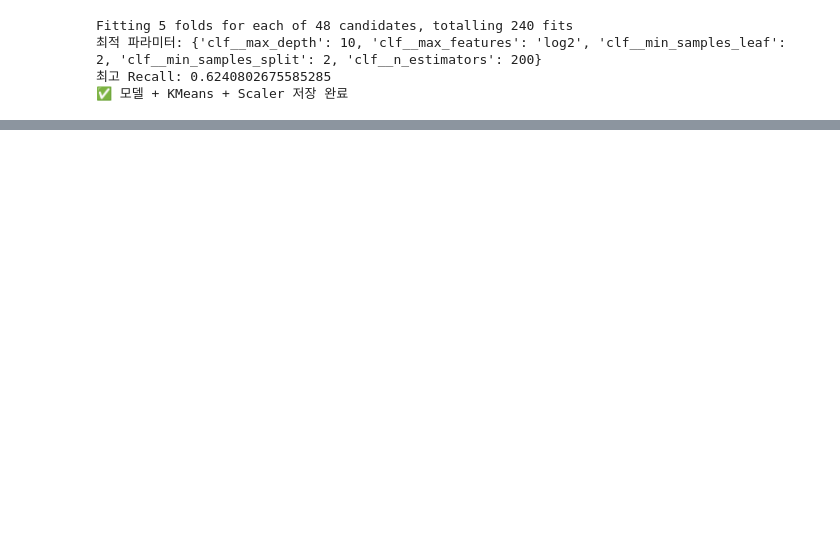
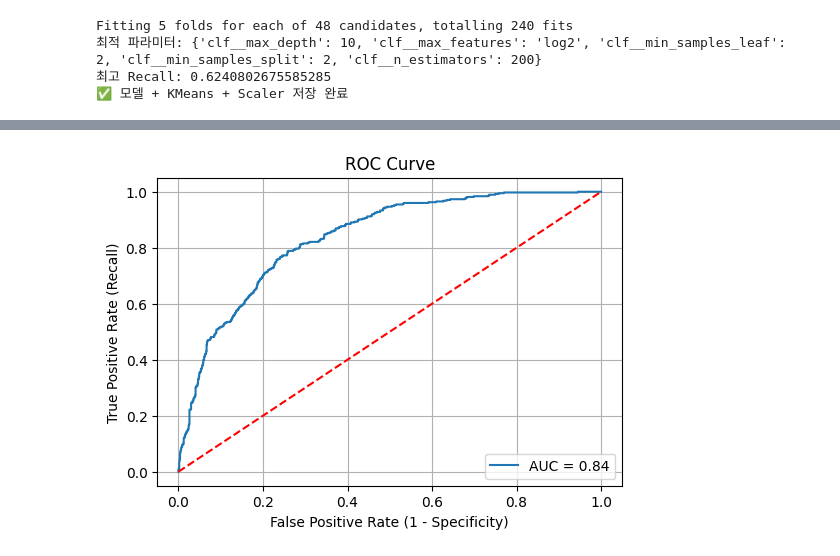
Before and after one commit to gracelee087/Retain_Flow_Automation-, a Jupyter notebook: notebook/pipeline_2808_StratifiedKFold_GridSearchCV.ipynb, the cells around one changed output, grey strips where cells are left out. Saved outputs shown, nothing was run; the diff lists cells and outputs as text; code cells hidden in the pictures; blank space fills up the shorter version.

Commit message:
eda + churn model + revenue model + streamlit updated

```diff
--- a/notebook/pipeline_2808_StratifiedKFold_GridSearchCV.ipynb
+++ b/notebook/pipeline_2808_StratifiedKFold_GridSearchCV.ipynb
@@ -134,0 +173,80 @@ Fitting 5 folds for each of 48 candidates, totalling 240 fits
+# %%
+import matplotlib.pyplot as plt
+import seaborn as sns
+from sklearn.metrics import precision_recall_curve, confusion_matrix
+from sklearn.metrics import roc_curve, auc
+
+# 예측 확률값
+y_prob = calibrated_rfc.predict_proba(X_test)[:, 1]
+
+
+
+# FPR, TPR 계산
+fpr, tpr, thresholds = roc_curve(y_test, y_prob)
+roc_auc = auc(fpr, tpr)
+
+# 시각화
+plt.figure(figsize=(6,4))
+plt.plot(fpr, tpr, label=f"AUC = {roc_auc:.2f}")
+plt.plot([0,1],[0,1],"r--")  # 랜덤 분류 기준선
+plt.xlabel("False Positive Rate (1 - Specificity)")
+plt.ylabel("True Positive Rate (Recall)")
+plt.title("ROC Curve")
+plt.legend(loc="lower right")
+plt.grid(True)
+plt.show()
+
+
+
+
+# ---------------------------
+# 1. Precision-Recall Curve
+# ---------------------------
+y_prob = calibrated_rfc.predict_proba(X_test)[:, 1]
+precisions, recalls, thresholds = precision_recall_curve(y_test, y_prob)
+
+plt.figure(figsize=(6,4))
+plt.plot(recalls, precisions, marker='.')
+plt.xlabel("Recall")
+plt.ylabel("Precision")
+plt.title("Precision-Recall Curve (Trade-off)")
+plt.grid(True)
+plt.show()
+
+
+# ---------------------------
+# 2. Confusion Matrix (Threshold=0.5 vs 0.3)
+# ---------------------------
+for t in [0.5, 0.3]:
+    y_pred = (y_prob >= t).astype(int)
+    cm = confusion_matrix(y_test, y_pred)
+
+    plt.figure(figsize=(4,3))
+    sns.heatmap(cm, annot=True, fmt="d", cmap="Blues", cbar=False)
+    plt.title(f"Confusion Matrix (Threshold={t})")
+    plt.xlabel("Predicted")
+    plt.ylabel("Actual")
+    plt.show()
+
+
+# ---------------------------
+# 3. Feature Importance (RandomForest 기준)
+# ---------------------------
+# fit된 preprocessor 가져오기
+fitted_preprocessor = best_pipeline.named_steps["preprocessor"]
+feature_names = fitted_preprocessor.get_feature_names_out()
+
+# RandomForest 모델 추출 (pipeline 안 clf)
+rf_model = best_pipeline.named_steps["clf"]
+importances = rf_model.feature_importances_
+
+feat_imp = pd.Series(importances, index=feature_names).sort_values(ascending=False).head(15)
+
+plt.figure(figsize=(8,6))
+feat_imp.plot(kind="barh")
+plt.title("Top 15 Feature Importances (RandomForest)")
+plt.xlabel("Importance")
+plt.gca().invert_yaxis()
+plt.show()
+# %% [output]
+[figure, added]
```
Also changed, not shown: parts of 4 cells of this notebook, 4 other files.
